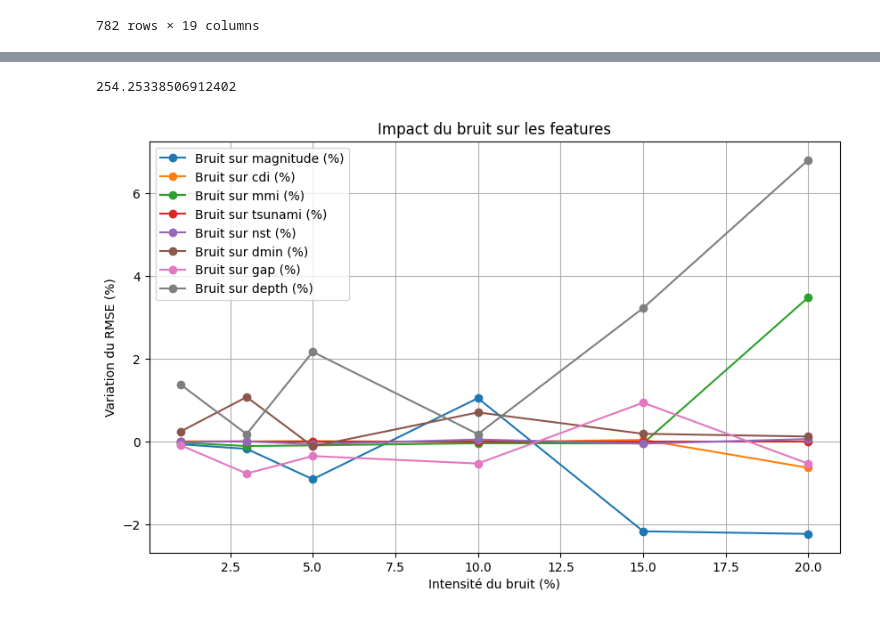
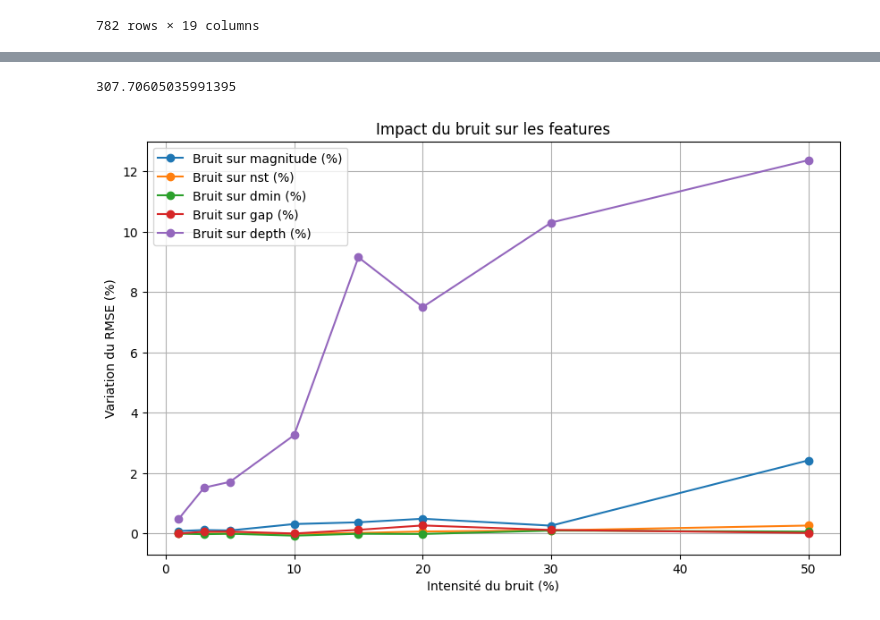
Before and after one commit to Camille9999/EPSI_atelier-info-doc_projet, a Jupyter notebook: notebooks/analyse_bruit.ipynb, the cells around one changed output, grey strips where cells are left out. Cells and saved outputs as stored; diff of their text form; code cells hidden in the pictures.

Commit message:
UPDATE - moyenne sur 10 exécution pour impact bruit

```diff
--- a/notebooks/analyse_bruit.ipynb
+++ b/notebooks/analyse_bruit.ipynb
@@ -28,7 +28,8 @@ df
 # %%
 # Liste des colonnes à supprimer (inutiles ou géographiques)
 colonnes_a_supprimer = [
-    'title', 'date_time', 'net', 'magType', 'latitude', 'longitude', 'location', 'continent', 'country'
+    'title', 'date_time', 'net', 'magType', 'latitude', 'longitude', 'location', 'continent', 'country',
+    'cdi', 'mmi', 'tsunami' # colonnes catégorielles
 ]
 
 # On retire les colonnes si elles existent
@@ -138,21 +81,14 @@ MSE (sig): 64644.78381910826
 # %%
 import numpy as np
-
-# y_pred_a = gs_lr.predict(X_test_a)
-# rmse_clean_a = np.sqrt(mean_squared_error(y_test_a, y_pred_a))
-# print(rmse_clean_a)
 
 y_pred_s = gs_rf.predict(X_test_s)
 rmse_clean_s = np.sqrt(mean_squared_error(y_test_s, y_pred_s))
 print(rmse_clean_s)
 # %% [output]
-254.25338506912402
+307.70605035991395
 # %%
-import pandas as pd
 import numpy as np
-from sklearn.tree import DecisionTreeRegressor
 from sklearn.metrics import mean_squared_error
-from sklearn.preprocessing import StandardScaler
 import matplotlib.pyplot as plt
 from warnings import filterwarnings
 filterwarnings("ignore")
@@ -171,33 +107,40 @@ def evaluate_noise_impact(model, X_base, y_true, feature_idx, noise_level, scale
 
     preds_noisy = model.predict(X_noisy)
     rmse_noisy = np.sqrt(mean_squared_error(preds_noisy, y_true))
     variation = 100 * (rmse_noisy - rmse_clean) / rmse_clean
 
     diff_max = np.max(X_noisy[:, feature_idx]) - np.min(X_noisy[:, feature_idx])
 
     return variation
 
 
 def plot_noise_impact(intensities, mse_values, feature_names):
     plt.figure(figsize=(10, 6))
     for idx, mse in enumerate(mse_values):
         plt.plot(intensities, mse, 'o-', label=f"Bruit sur {feature_names[idx]} (%)")
     plt.title("Impact du bruit sur les features")
     plt.xlabel("Intensité du bruit (%)")
     plt.ylabel("Variation du RMSE (%)")
     plt.legend()
     plt.grid()
     plt.show()
 
 # Affichage de la courbe
-intensities = np.array([1, 3, 5, 10, 15, 20])
+intensities = np.array([1, 3, 5, 10, 15, 20, 30, 50])
+n_repeats = 10
 
 X_train_s_, X_test_s_, y_train_s_, y_test_s_ = train_test_split(X_sig, y_sig, test_size=0.2, random_state=42)
 
 mse_values_s = []
 for idx in range(X_sig.shape[1]):
-    mse_values_s.append([evaluate_noise_impact(gs_rf, X_test_s_.to_numpy(), y_test_s_, idx, n, scaler_sig, rmse_clean_s) for n in intensities])
+    mse_values_s.append([
+        np.mean([
+            evaluate_noise_impact(gs_rf, X_test_s_.to_numpy(), y_test_s_, idx, n, scaler_sig, rmse_clean_s)
+            for _ in range(n_repeats)
+        ])
+        for n in intensities
+    ])
 
 plot_noise_impact(intensities, mse_values_s, X_sig.columns)
 # %% [output]
-[figure, old version]
+[figure, new version]
```
Also changed, not shown: parts of 4 cells of this notebook.
